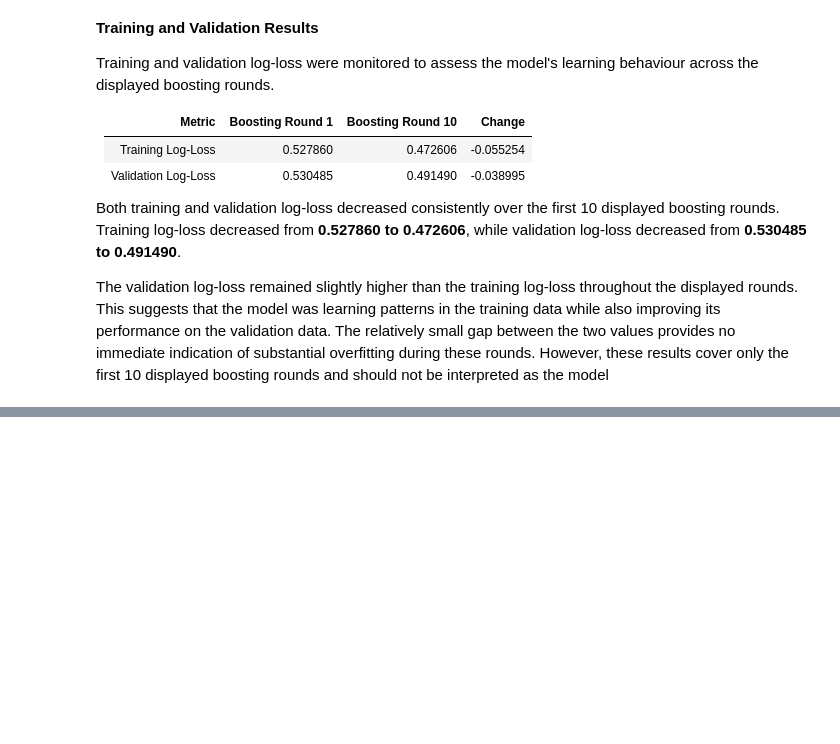
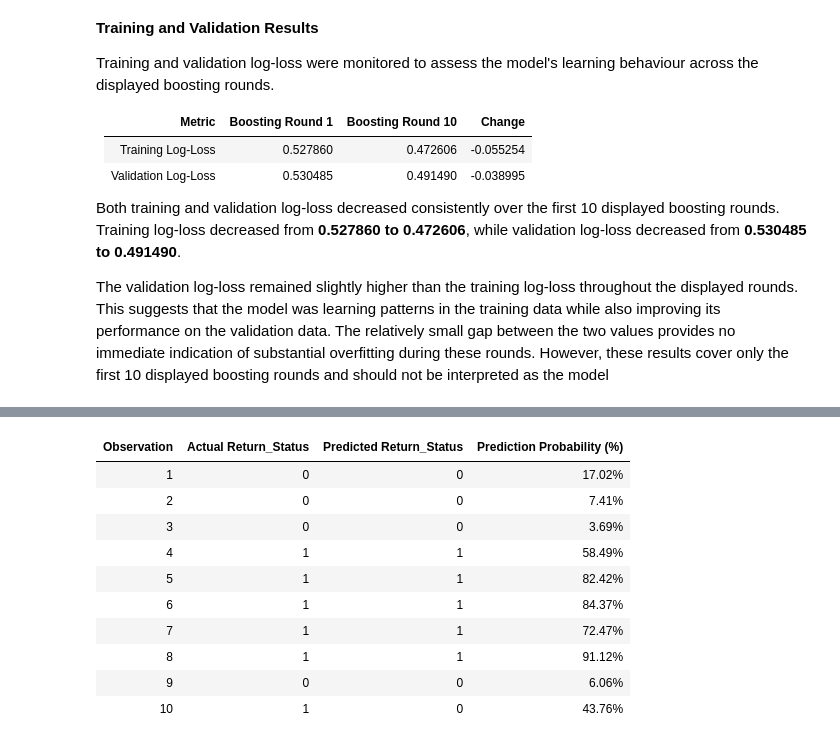
Before and after one commit to Payal942/Capstone-STADIOalot-Return-Prediction, a Jupyter notebook: notebooks/SS3_PartB.ipynb, the cells around one changed output, grey strips where cells are left out. Drawn from its saved outputs; the diff is of its cells as text; code cells hidden in the pictures; blank space fills up the shorter version.

Commit message:
Add SS3 XGBoost model validation and evaluation

```diff
--- a/notebooks/SS3_PartB.ipynb
+++ b/notebooks/SS3_PartB.ipynb
@@ -2124,0 +2148,71 @@ The validation log-loss remained slightly higher than the training log-loss thro
+# %%
+# ============================================================
+# 32. GENERATE PREDICTIONS
+# ============================================================
+
+# Training predictions
+train_predictions = xgb_model.predict(X_train_processed)
+train_probabilities = xgb_model.predict_proba(X_train_processed)[:, 1]
+
+# Validation predictions
+validation_predictions = xgb_model.predict(X_validation_processed)
+validation_probabilities = xgb_model.predict_proba(X_validation_processed)[:, 1]
+
+# Unseen test predictions
+test_predictions = xgb_model.predict(X_test_processed)
+test_probabilities = xgb_model.predict_proba(X_test_processed)[:, 1]
+
+print(
+    "Predictions generated for training, validation and unseen test data. "
+    "(0 = Not Returned, 1 = Returned)"
+)
+
+# Display First 10 Predictions in 3 Separate Tables
+# Table 1: Training Predictions
+train_prediction_table = pd.DataFrame({
+    "Observation": range(1, min(11, len(y_train) + 1)),
+    "Actual Return_Status": y_train.iloc[:10].to_numpy(dtype=int),
+    "Predicted Return_Status": train_predictions[:10].astype(int),
+    "Prediction Probability (%)": train_probabilities[:10] * 100
+})
+
+print("\nTABLE 1: FIRST 10 TRAINING PREDICTIONS")
+
+display(
+    train_prediction_table.style
+    .format({"Prediction Probability (%)": "{:.2f}%"})
+    .hide(axis="index")
+)
+
+# Table 2: Validation Predictions
+validation_prediction_table = pd.DataFrame({
+    "Observation": range(1, min(11, len(y_validation) + 1)),
+    "Actual Return_Status": y_validation.iloc[:10].to_numpy(dtype=int),
+    "Predicted Return_Status": validation_predictions[:10].astype(int),
+    "Prediction Probability (%)": validation_probabilities[:10] * 100
+})
+
+print("\nTABLE 2: FIRST 10 VALIDATION PREDICTIONS")
+
+display(
+    validation_prediction_table.style
+    .format({"Prediction Probability (%)": "{:.2f}%"})
+    .hide(axis="index")
+)
+
+# Table 3: Unseen Test Predictions
+test_prediction_table = pd.DataFrame({
+    "Observation": range(1, min(11, len(y_test) + 1)),
+    "Actual Return_Status": y_test.iloc[:10].to_numpy(dtype=int),
+    "Predicted Return_Status": test_predictions[:10].astype(int),
+    "Prediction Probability (%)": test_probabilities[:10] * 100
+})
+
+print("\nTABLE 3: FIRST 10 UNSEEN TEST PREDICTIONS")
+
+display(
+    test_prediction_table.style
+    .format({"Prediction Probability (%)": "{:.2f}%"})
+    .hide(axis="index")
+)
+# %% [output]
@@ -2124,0 +2222,11 @@ The validation log-loss remained slightly higher than the training log-loss thro
+| Observation | Actual Return_Status | Predicted Return_Status | Prediction Probability (%) |
+| 1 | 0 | 0 | 17.02% |
+| 2 | 0 | 0 | 7.41% |
+| 3 | 0 | 0 | 3.69% |
+| 4 | 1 | 1 | 58.49% |
+| 5 | 1 | 1 | 82.42% |
+| 6 | 1 | 1 | 84.37% |
+| 7 | 1 | 1 | 72.47% |
+| 8 | 1 | 1 | 91.12% |
+| 9 | 0 | 0 | 6.06% |
+| 10 | 1 | 0 | 43.76% |
```
Also changed, not shown: parts of 11 cells of this notebook, 2 other files.
